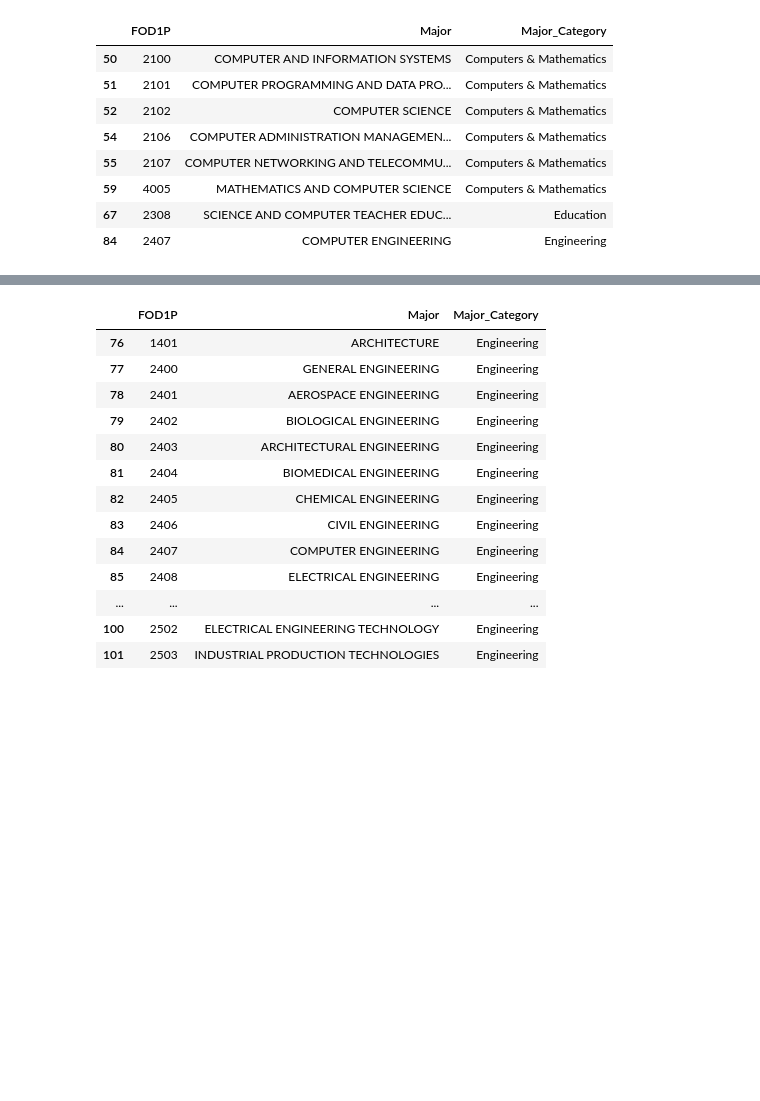
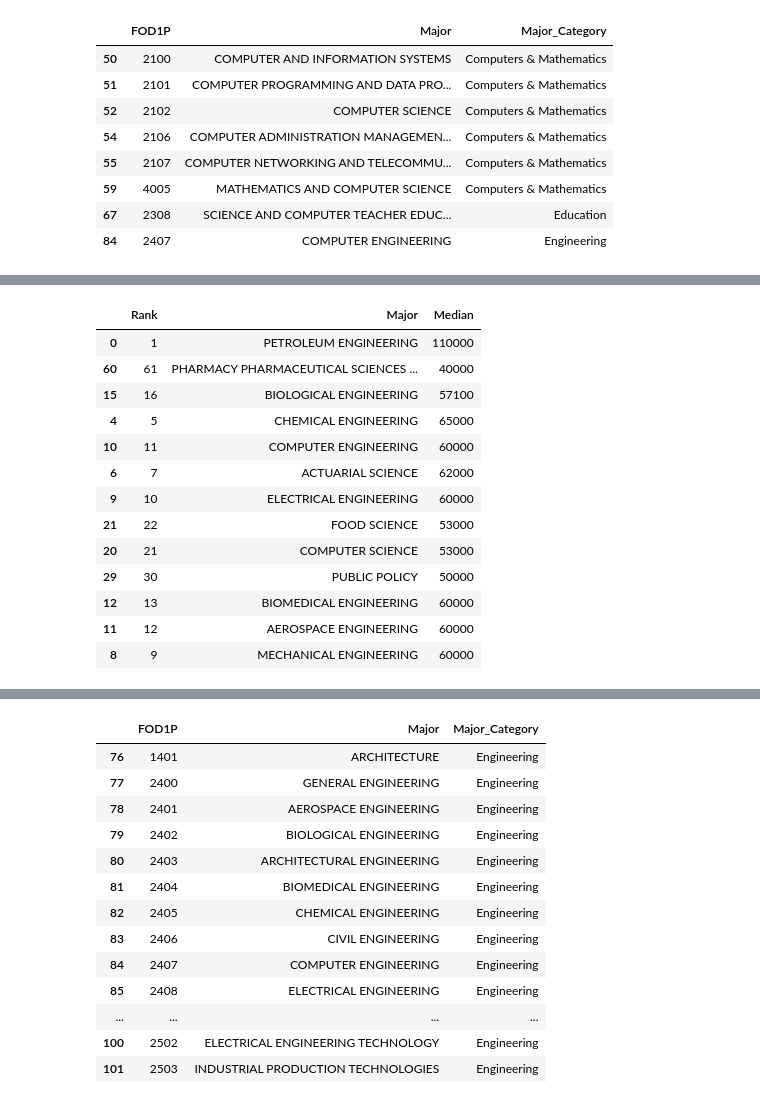
Before and after one commit to Elvinh/cs122_final_project, a Jupyter notebook: college_major_analysis.ipynb, the cells around one changed output, grey strips where cells are left out. Cells and saved outputs as stored; diff of their text form; code cells hidden in the pictures; blank space fills up the shorter version.

```diff
--- a/college_major_analysis.ipynb
+++ b/college_major_analysis.ipynb
@@ -108,0 +108,3 @@ plt.barh(x,y)
+# %%
+recent_grads_df['Total_rank'] = recent_grads_df['Total'].rank(ascending=0)
+recent_grads_df.sort_values('Total', ascending=0).head(10)[['Total_rank','Major','Total']]
@@ -108,0 +138,17 @@ plt.barh(x,y)
+# %%
+recent_grads_df.sort_values('Rank').head(20)[recent_grads_df.Sample_size > 30][['Rank','Major', 'Median']]
+# %% [output]
+|  | Rank | Major | Median |
+| 0 | 1 | PETROLEUM ENGINEERING | 110000 |
+| 60 | 61 | PHARMACY PHARMACEUTICAL SCIENCES ... | 40000 |
+| 15 | 16 | BIOLOGICAL ENGINEERING | 57100 |
+| 4 | 5 | CHEMICAL ENGINEERING | 65000 |
+| 10 | 11 | COMPUTER ENGINEERING | 60000 |
+| 6 | 7 | ACTUARIAL SCIENCE | 62000 |
+| 9 | 10 | ELECTRICAL ENGINEERING | 60000 |
+| 21 | 22 | FOOD SCIENCE | 53000 |
+| 20 | 21 | COMPUTER SCIENCE | 53000 |
+| 29 | 30 | PUBLIC POLICY | 50000 |
+| 12 | 13 | BIOMEDICAL ENGINEERING | 60000 |
+| 11 | 12 | AEROSPACE ENGINEERING | 60000 |
+| 8 | 9 | MECHANICAL ENGINEERING | 60000 |
```
Also changed, not shown: parts of 12 cells of this notebook, 11 other files.
